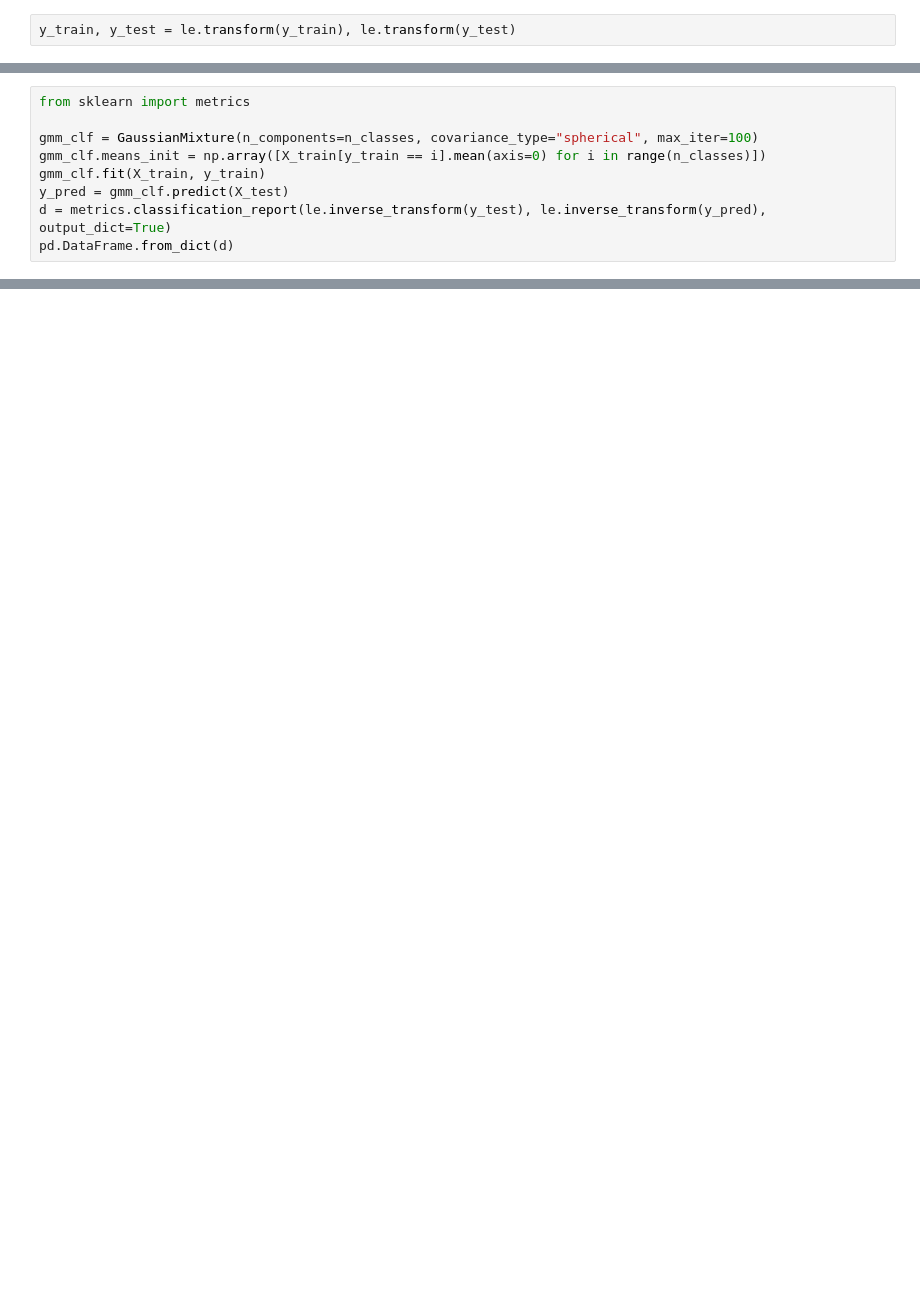
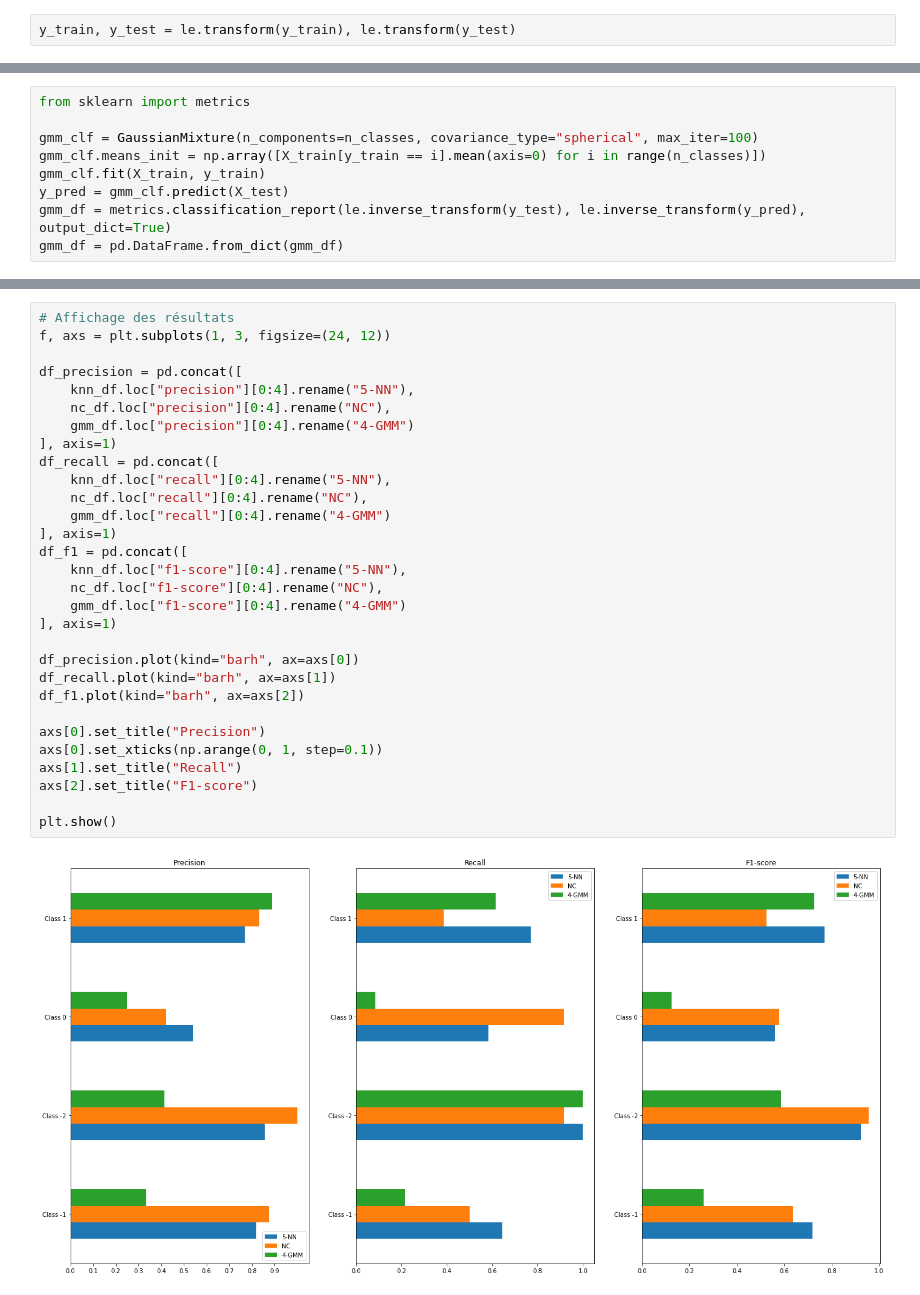
Before and after one commit to ireydiak/fraud_detection, a Jupyter notebook: tp1_q3.ipynb, the cells around one changed output, grey strips where cells are left out. Cells and saved outputs as stored; diff of their text form; blank space fills up the shorter version.

```diff
--- a/tp1_q3.ipynb
+++ b/tp1_q3.ipynb
@@ -219,5 +189,5 @@ gmm_clf = GaussianMixture(n_components=n_classes, covariance_type="spherical", m
 gmm_clf.means_init = np.array([X_train[y_train == i].mean(axis=0) for i in range(n_classes)])
 gmm_clf.fit(X_train, y_train)
 y_pred = gmm_clf.predict(X_test)
-d = metrics.classification_report(le.inverse_transform(y_test), le.inverse_transform(y_pred), output_dict=True)
-pd.DataFrame.from_dict(d)
+gmm_df = metrics.classification_report(le.inverse_transform(y_test), le.inverse_transform(y_pred), output_dict=True)
+gmm_df = pd.DataFrame.from_dict(gmm_df)
@@ -231,0 +196,32 @@ best_clf = knn_clf
+# %%
+# Affichage des résultats
+f, axs = plt.subplots(1, 3, figsize=(24, 12))
+
+df_precision = pd.concat([
+    knn_df.loc["precision"][0:4].rename("5-NN"),
+    nc_df.loc["precision"][0:4].rename("NC"),
+    gmm_df.loc["precision"][0:4].rename("4-GMM")
+], axis=1)
+df_recall = pd.concat([
+    knn_df.loc["recall"][0:4].rename("5-NN"),
+    nc_df.loc["recall"][0:4].rename("NC"),
+    gmm_df.loc["recall"][0:4].rename("4-GMM")
+], axis=1)
+df_f1 = pd.concat([
+    knn_df.loc["f1-score"][0:4].rename("5-NN"),
+    nc_df.loc["f1-score"][0:4].rename("NC"),
+    gmm_df.loc["f1-score"][0:4].rename("4-GMM")
+], axis=1)
+
+df_precision.plot(kind="barh", ax=axs[0])
+df_recall.plot(kind="barh", ax=axs[1])
+df_f1.plot(kind="barh", ax=axs[2])
+
+axs[0].set_title("Precision")
+axs[0].set_xticks(np.arange(0, 1, step=0.1))
+axs[1].set_title("Recall")
+axs[2].set_title("F1-score")
+
+plt.show()
+# %% [output]
+[figure, added]
```
Also changed, not shown: parts of 18 cells of this notebook, 3 other files.
